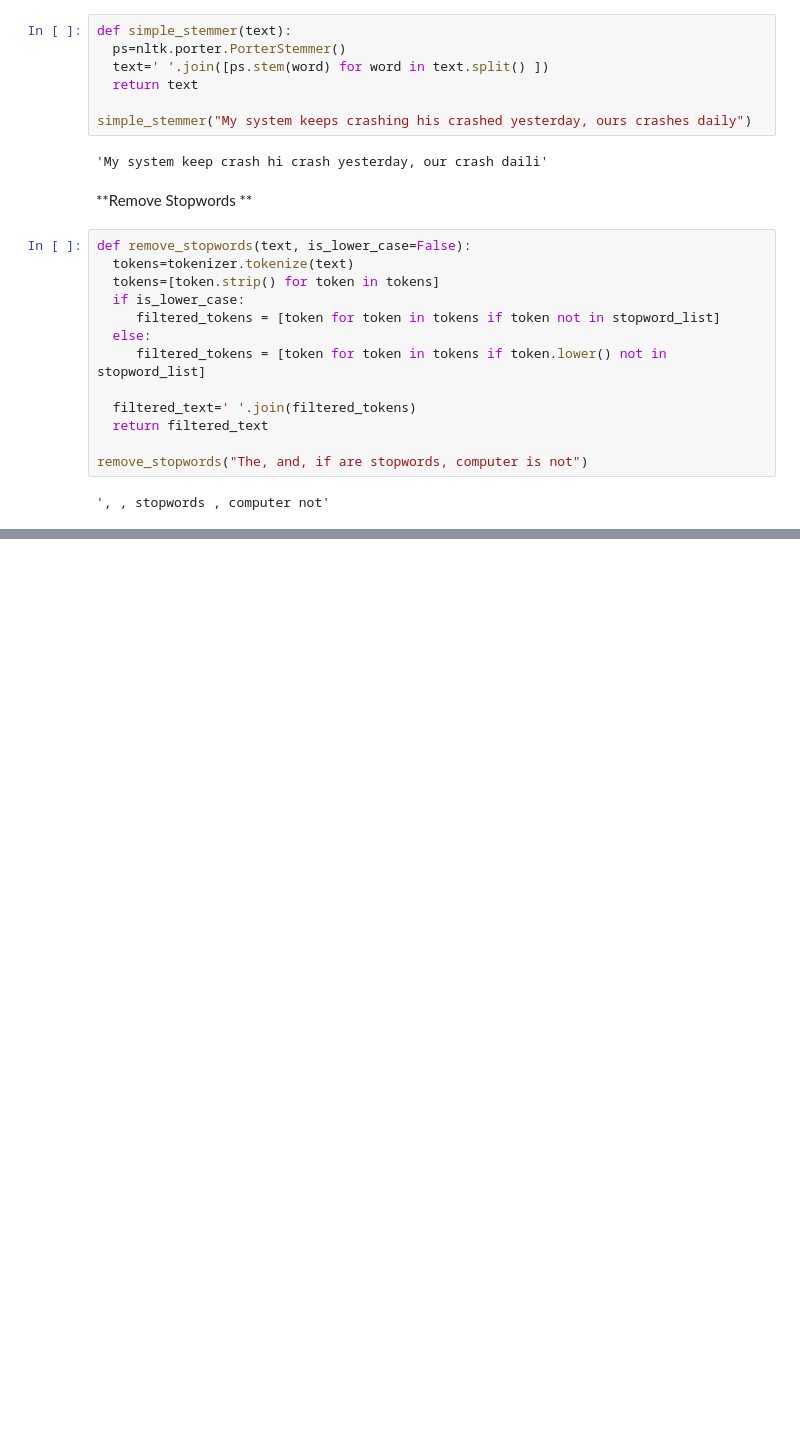
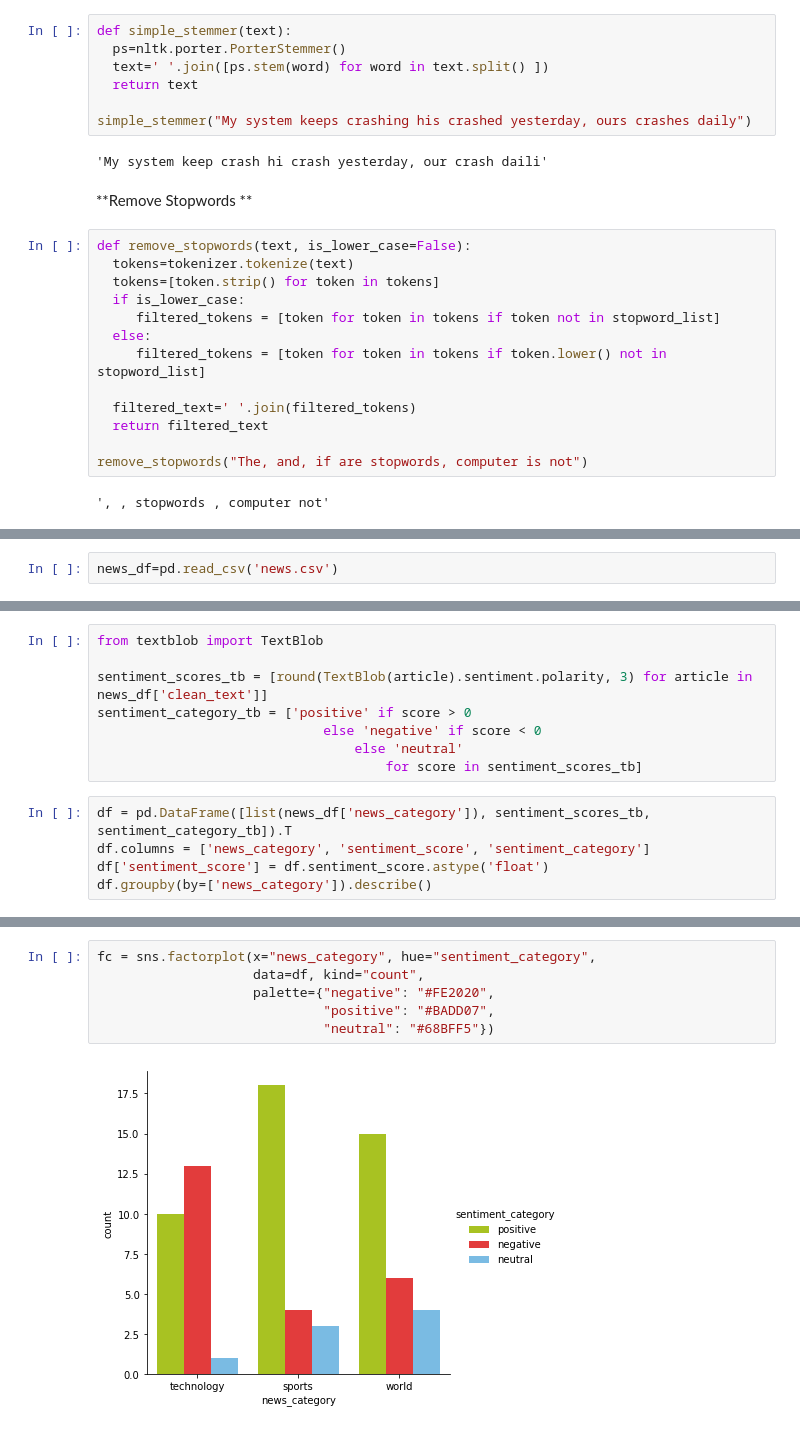
Before and after one commit to AgrawalHimanshi/ML-NLP, a Jupyter notebook: sentiment_analysis.ipynb, the cells around one changed output, grey strips where cells are left out. Saved outputs shown, nothing was run; the diff lists cells and outputs as text; blank space fills up the shorter version.

```diff
--- a/sentiment_analysis.ipynb
+++ b/sentiment_analysis.ipynb
@@ -207,0 +242,2 @@ def normalize_corpus(corpus, html_stripping=True, contraction_expansion=True,
+# %%
+news_df=pd.read_csv('news.csv')
@@ -207,0 +610,13 @@ def normalize_corpus(corpus, html_stripping=True, contraction_expansion=True,
+# %%
+from textblob import TextBlob
+
+sentiment_scores_tb = [round(TextBlob(article).sentiment.polarity, 3) for article in news_df['clean_text']]
+sentiment_category_tb = ['positive' if score > 0
+                             else 'negative' if score < 0
+                                 else 'neutral'
+                                     for score in sentiment_scores_tb]
+# %%
+df = pd.DataFrame([list(news_df['news_category']), sentiment_scores_tb, sentiment_category_tb]).T
+df.columns = ['news_category', 'sentiment_score', 'sentiment_category']
+df['sentiment_score'] = df.sentiment_score.astype('float')
+df.groupby(by=['news_category']).describe()
@@ -207,0 +639,8 @@ def normalize_corpus(corpus, html_stripping=True, contraction_expansion=True,
+# %%
+fc = sns.factorplot(x="news_category", hue="sentiment_category",
+                    data=df, kind="count",
+                    palette={"negative": "#FE2020",
+                             "positive": "#BADD07",
+                             "neutral": "#68BFF5"})
+# %% [output]
+[figure, added]
```
Also changed, not shown: parts of 52 cells of this notebook.
